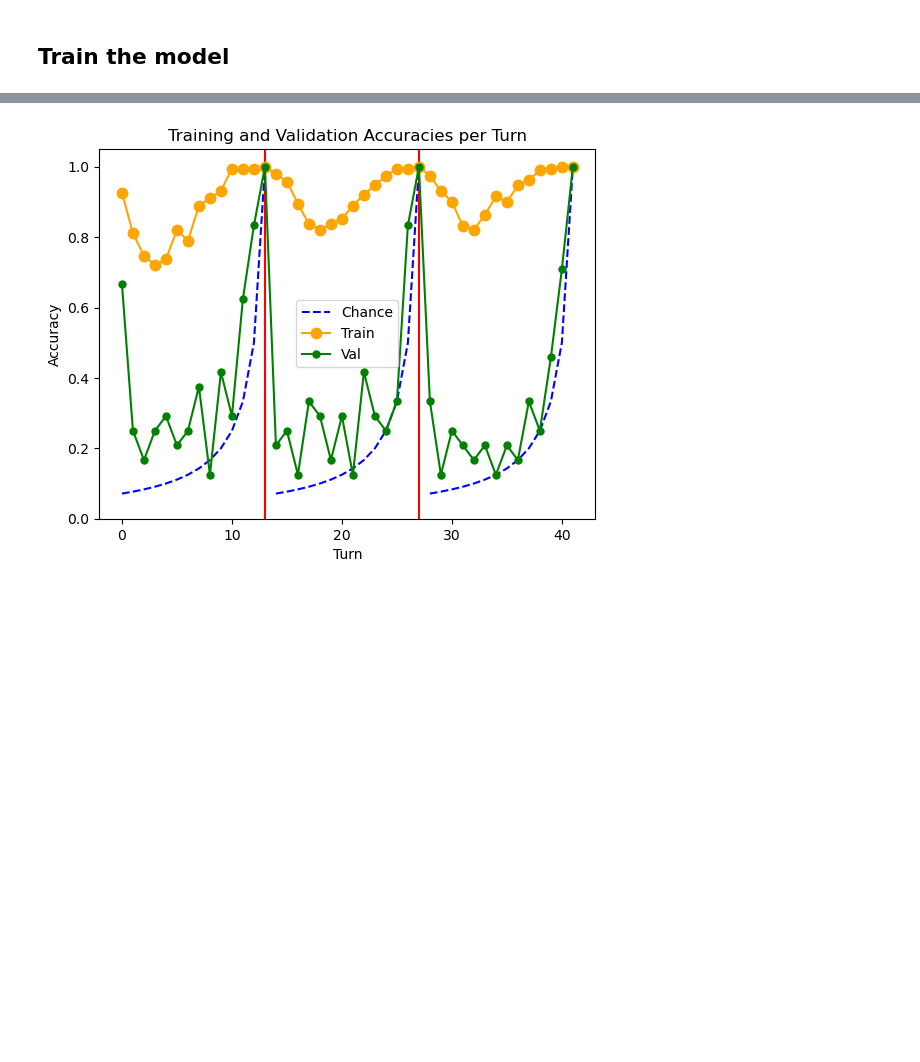
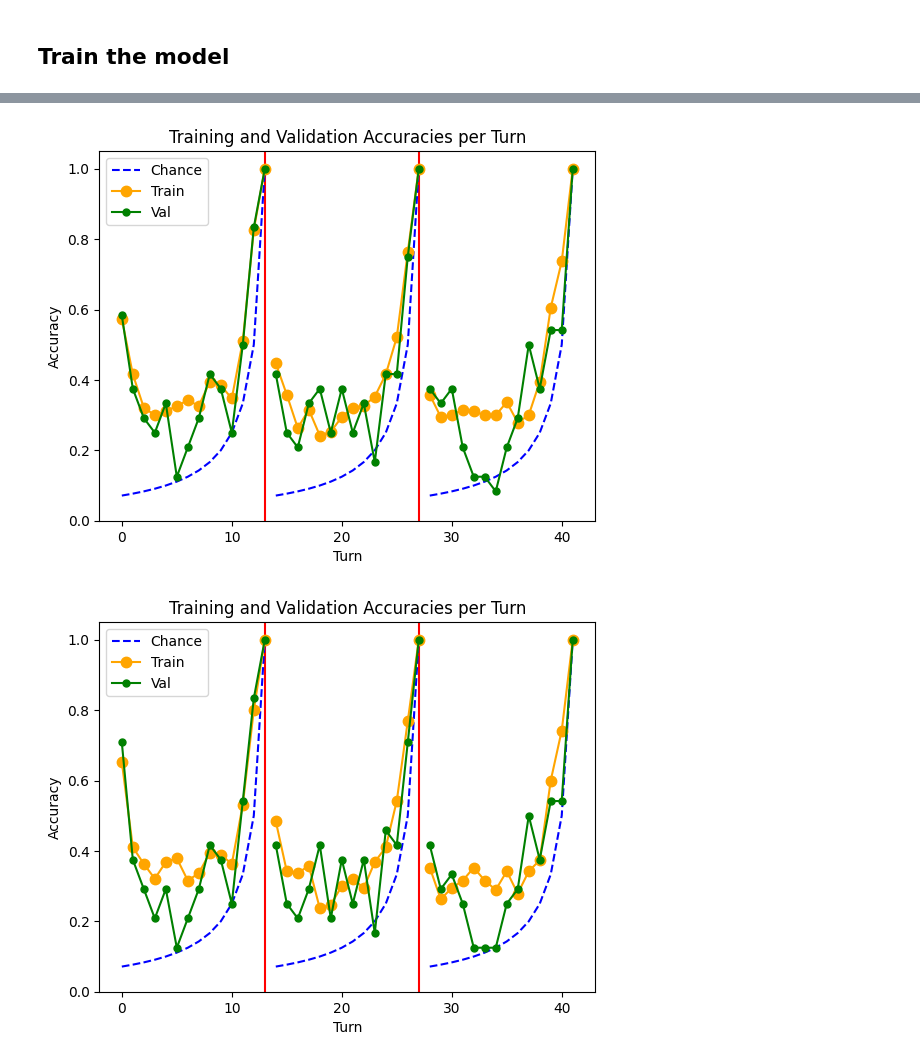
Before and after one commit to anunknownpleasure/mtg-draft-agent, a Jupyter notebook: testing/DraftBot_LSTM.ipynb, the cells around one changed output, grey strips where cells are left out. Saved outputs shown, nothing was run; the diff lists cells and outputs as text; code cells hidden in the pictures; blank space fills up the shorter version.

```diff
--- a/testing/DraftBot_LSTM.ipynb
+++ b/testing/DraftBot_LSTM.ipynb
@@ -795,8 +827,14 @@ for dataset in [dataset_train, dataset_val, dataset_test]:
 dls_train, dls_val, dls_test = dlss
 # %%
 # Training loop parameters
-num_epochs = 25
+num_epochs = 50
 num_turns = dataset_train.num_turns()
+
+# Back propagate over the whole game
+# If chunk_size is None, we back propagate over a single round of the draft
+# (i.e. over 14 turns)
+# chunk_size = 42
+chunk_size = None
 
 train_losses = torch.zeros(num_epochs)
 val_losses = torch.zeros(num_epochs)
@@ -804,15 +842,10 @@ val_losses = torch.zeros(num_epochs)
 train_accuracies = torch.zeros((num_epochs, num_turns))
 val_accuracies = torch.zeros((num_epochs, num_turns))
 
-# Back propagate over the whole game
-# If we omit this line, we back propagate over a single round of the draft
-# (i.e. over 14 turns)
-chunck_size = None
-
 for epoch in range(num_epochs):
     # Train
     train_loss, train_accuracy_epoch = train_epoch(
-        model, dls_train, optimizer, loss_fn, chunk_size=None, device=device
+        model, dls_train, optimizer, loss_fn, chunk_size=chunk_size, device=device
     )
 
     # Evaluate on validation set
@@ -864,28 +893,24 @@ plt.ylim(0, y_max)
 # %%
-# Separate packs
-plt.axvline(max_pack_size - 1, color="red")
-plt.axvline(2 * max_pack_size - 1, color="red")
+for epoch in range(9,num_epochs,10):
+  # Separate packs
+  plt.axvline(max_pack_size - 1, color="red")
+  plt.axvline(2 * max_pack_size - 1, color="red")
 
-# Plot probability of random choice
-plt.plot(tt, prob_random, "--", color="blue", label="Chance")
-plt.plot(14 * 1 + tt, prob_random, "--", color="blue")
-plt.plot(14 * 2 + tt, prob_random, "--", color="blue")
+  # Plot probability of random choice
+  plot_by_chunks(prob_random, max_pack_size, 'Chance', '--', color='blue')
 
-epoch = -1
-plt.plot(
-    train_accuracies[epoch, :], label="Train", marker=".", markersize=15, color="orange"
-)
-plt.plot(
-    val_accuracies[epoch, :], label="Val", marker=".", markersize=10, color="green"
-)
-plt.legend()
+  # epoch = -1
+  plot_by_chunks(train_accuracies[epoch, :], max_pack_size, 'Train', marker='.', markersize=15, color='orange')
+  plot_by_chunks(val_accuracies[epoch, :], max_pack_size, 'Val', marker='.', markersize=10, color='green')
+  plt.legend()
 
-plt.xlabel("Turn")
-plt.ylabel("Accuracy")
-plt.title("Training and Validation Accuracies per Turn")
+  plt.xlabel("Turn")
+  plt.ylabel("Accuracy")
+  plt.title("Training and Validation Accuracies per Turn")
 
-plt.ylim([0, 1.05])
+  plt.ylim([0, 1.05])
 
-plt.show()
+  plt.show()
 # %% [output]
-[figure, old version]
+[figure, new version]
+[figure, added]
```
Also changed, not shown: parts of 10 cells of this notebook.
